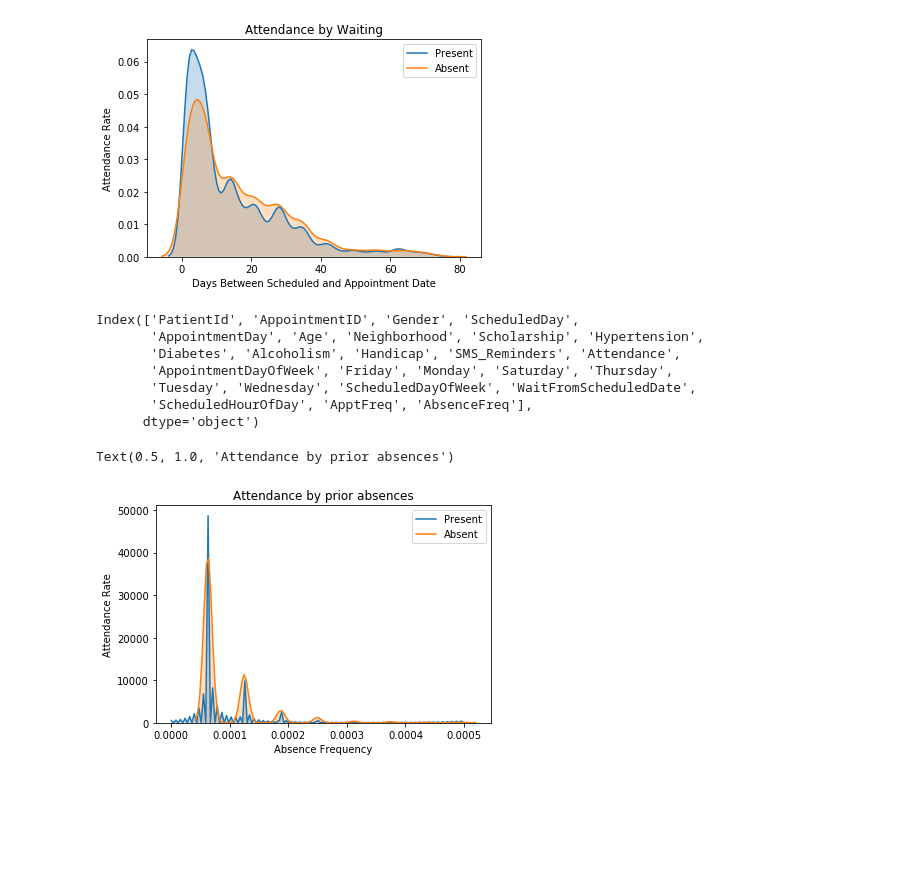
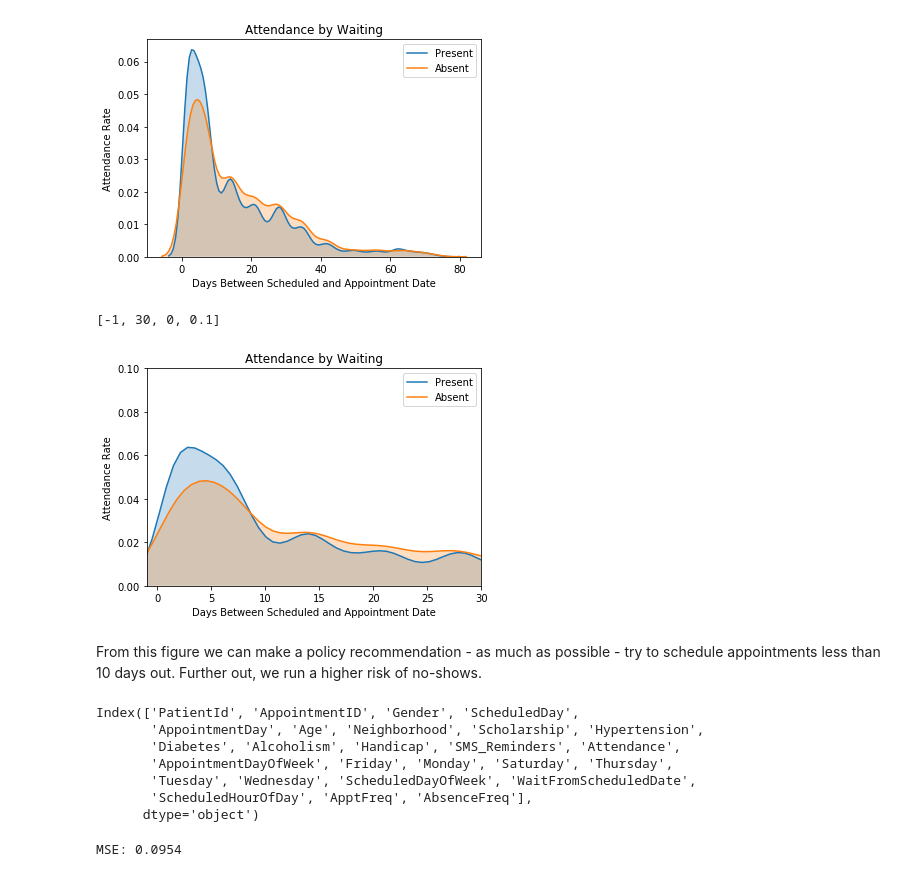
Before and after one commit to JordanPhilipMeyer/PatientNoShow, a Jupyter notebook: PredictNoShow-Copy1.ipynb, the cells around one changed output. Cells and saved outputs as stored; diff of their text form; code cells hidden in the pictures; blank space fills up the shorter version.

```diff
--- a/PredictNoShow-Copy1.ipynb
+++ b/PredictNoShow-Copy1.ipynb
@@ -1638,6 +1635,20 @@ plt.title('Attendance by Waiting')
 # %% [output]
 Text(0.5, 1.0, 'Attendance by Waiting')
 [figure]
+# %%
+# Grade distribution by address
+sns.kdeplot(df.loc[df['Attendance'] == 1, 'WaitFromScheduledDate'], label = 'Present', shade = True)
+sns.kdeplot(df.loc[df['Attendance'] == 0, 'WaitFromScheduledDate'], label = 'Absent', shade = True)
+plt.xlabel('Days Between Scheduled and Appointment Date')
+plt.ylabel('Attendance Rate')
+plt.title('Attendance by Waiting')
+
+plt.axis([-1,30,0,0.1])
+# %% [output]
+[-1, 30, 0, 0.1]
+[figure, added]
+# %% [markdown]
+From this figure we can make a policy recommendation - as much as possible - try to schedule appointments less than 10 days out. Further out, we run a higher risk of no-shows.
 # %%
 df.columns
 # %% [output]
@@ -1648,13 +1659,3 @@ Index(['PatientId', 'AppointmentID', 'Gender', 'ScheduledDay',
        'Tuesday', 'Wednesday', 'ScheduledDayOfWeek', 'WaitFromScheduledDate',
        'ScheduledHourOfDay', 'ApptFreq', 'AbsenceFreq'],
       dtype='object')
-# %%
-# Grade distribution by address
-sns.kdeplot(df.loc[df['Attendance'] == 1, 'AbsenceFreq'], label = 'Present', shade = True)
-sns.kdeplot(df.loc[df['Attendance'] == 0, 'AbsenceFreq'], label = 'Absent', shade = True)
-plt.xlabel('Absence Frequency')
-plt.ylabel('Attendance Rate')
-plt.title('Attendance by prior absences')
-# %% [output]
-Text(0.5, 1.0, 'Attendance by prior absences')
-[figure, removed]
@@ -1660,0 +1717,10 @@ Text(0.5, 1.0, 'Attendance by prior absences')
+# %%
+params = {'n_estimators': 500, 'max_depth': 4, 'min_samples_split': 2,
+          'learning_rate': 0.01, 'loss': 'ls'}
+clf = ensemble.GradientBoostingRegressor(**params)
+
+clf.fit(X_trainGB, y_train)
+mse = mean_squared_error(y_test, clf.predict(X_test))
+print("MSE: %.4f" % mse)
+# %% [output]
+MSE: 0.0954
```
Also changed, not shown: parts of 69 cells of this notebook.
